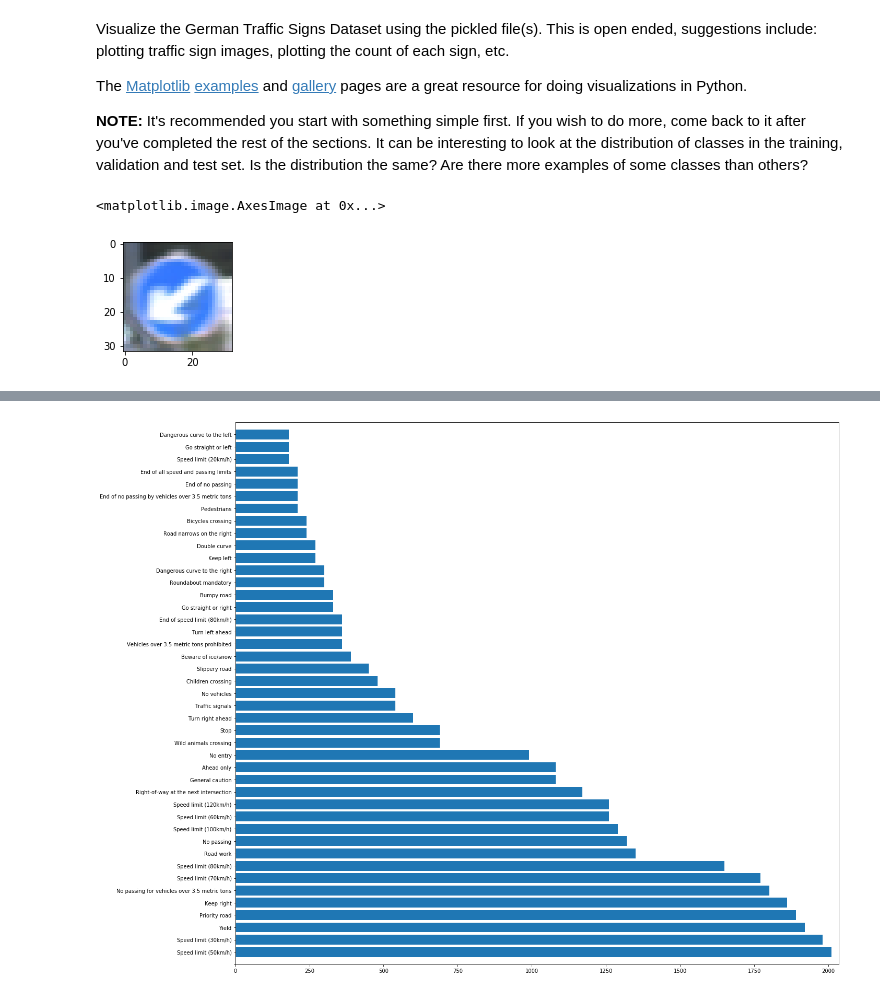
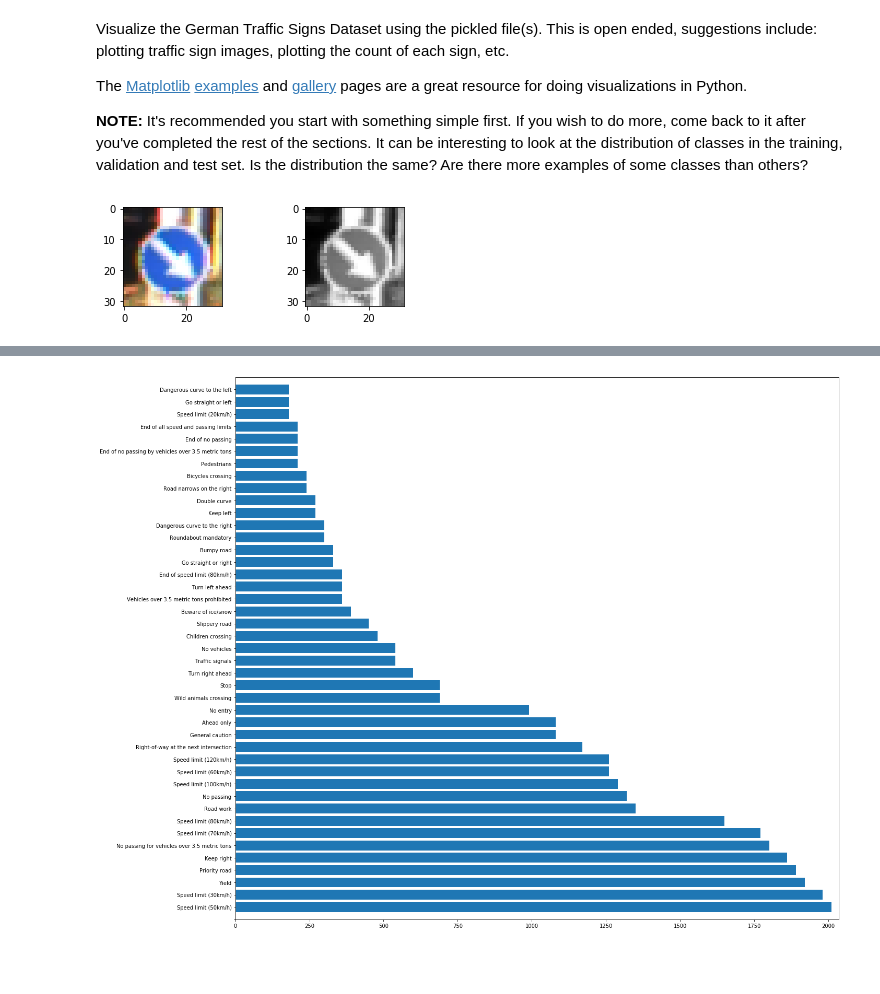
Before and after one commit to chriscab83/CarND-Traffic-Sign-Classifier-Project, a Jupyter notebook: Traffic_Sign_Classifier.ipynb, the cells around one changed output, grey strips where cells are left out. Saved outputs shown, nothing was run; the diff lists cells and outputs as text; code cells hidden in the pictures; blank space fills up the shorter version.

Commit message:
added grayscale full rgb image comparison to writeup images

```diff
--- a/Traffic_Sign_Classifier.ipynb
+++ b/Traffic_Sign_Classifier.ipynb
@@ -104,19 +104,25 @@ with open('signnames.csv', mode='r') as infile:
 # %%
 import numpy as np
 import matplotlib.pyplot as plt
 import random
 # Visualizations will be shown in the notebook.
 %matplotlib inline
 
 # display single random image for verification
 idx = random.randint(0, len(X_train))
 img = X_train[idx]
 
-plt.figure(figsize=(2,2))
-plt.imshow(img)
+gray = cv2.cvtColor(img, cv2.COLOR_BGR2GRAY)
+
+fig = plt.figure()
+ax1 = fig.add_subplot(2,2,1)
+ax1.imshow(img)
+ax2 = fig.add_subplot(2,2,2)
+ax2.imshow(gray, cmap='gray')
+
+plt.savefig('./writeup_imgs/grayscale.jpg')
 # %% [output]
-<matplotlib.image.AxesImage at 0x...>
-[figure, old version]
+[figure, new version]
 # %%
 # display example of each class
 fig = plt.figure(figsize=(32,32))
```
Also changed, not shown: parts of 9 cells of this notebook, 4 other files.
